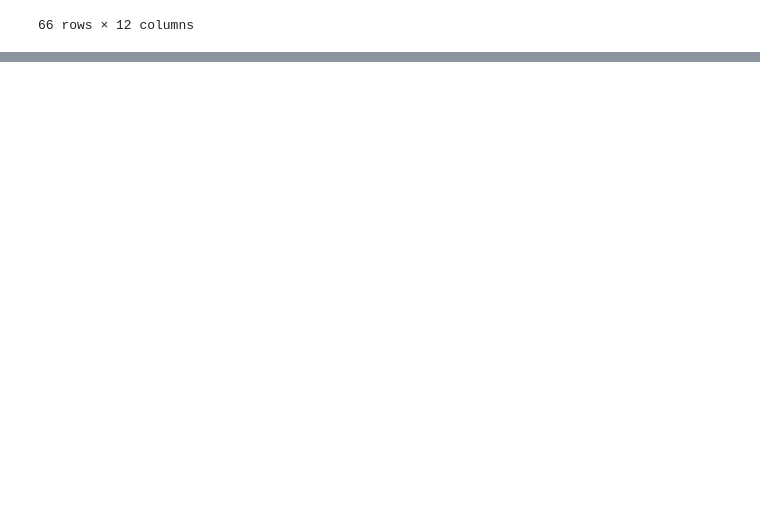
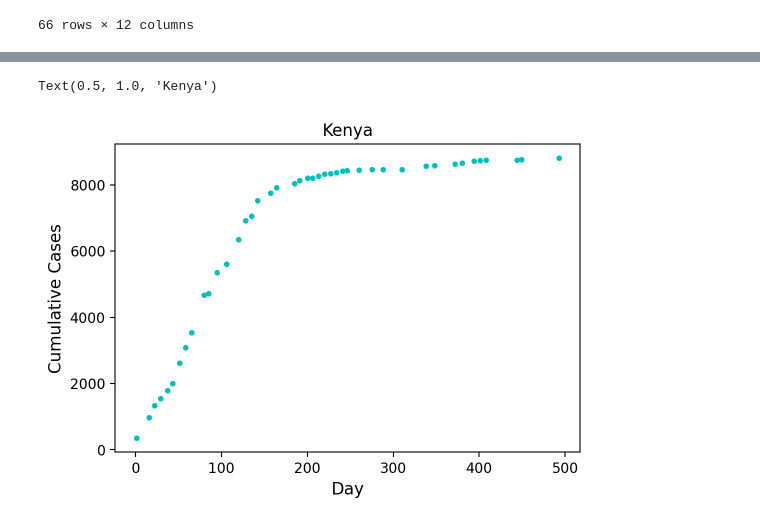
Before and after one commit to AndreiAf02/Cholera, a Jupyter notebook: Cholera_Extension_V1.ipynb, the cells around one changed output, grey strips where cells are left out. Cells and saved outputs as stored; diff of their text form; code cells hidden in the pictures; blank space fills up the shorter version.

```diff
--- a/Cholera_Extension_V1.ipynb
+++ b/Cholera_Extension_V1.ipynb
@@ -30,0 +58,9 @@ data_all
+# %%
+figure(1, [6, 4])
+plot(data_all['Day'], data_all['Kenya'], 'c.')
+xlabel('Day', fontsize=12)
+ylabel('Cumulative Cases', fontsize=12);
+title('Kenya')
+# %% [output]
+Text(0.5, 1.0, 'Kenya')
+[figure, added]
```
Also changed, not shown: parts of 9 cells of this notebook.
